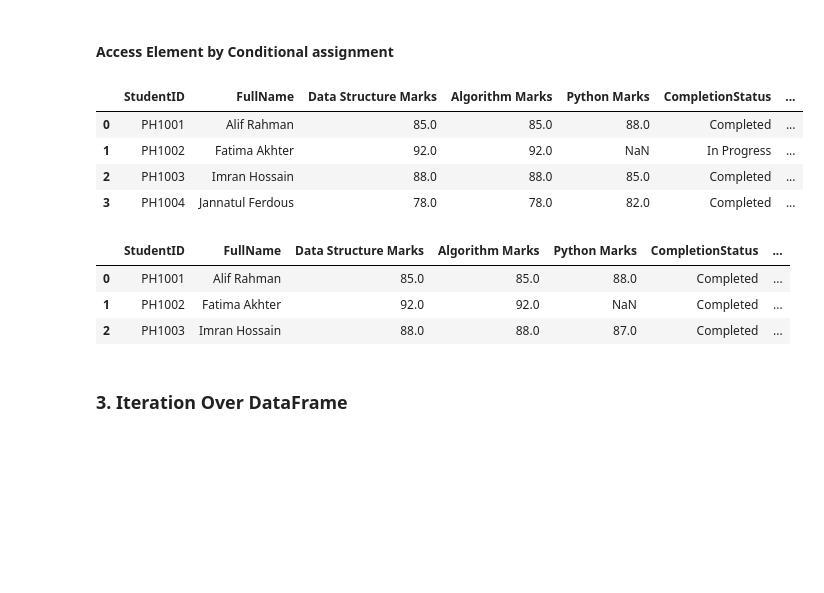
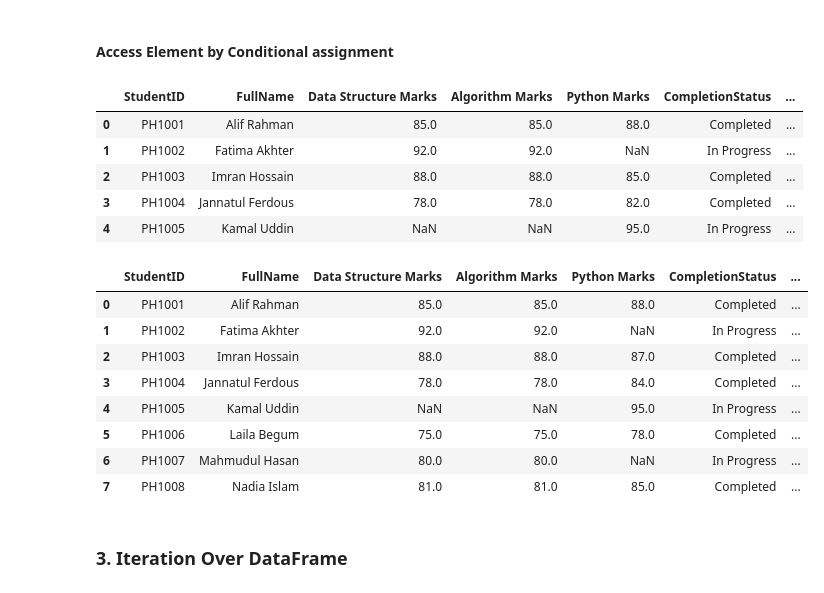
Before and after one commit to KzRaihan/Python_Statistics-Math-For-Machine-Learning, a Jupyter notebook: Module_12_Pandas with Data Analysis/_08_deleted_iteration_df.ipynb, the cells around one changed output. Cells and saved outputs as stored; diff of their text form; code cells hidden in the pictures; blank space fills up the shorter version.

```diff
--- a/Module_12_Pandas with Data Analysis/_08_deleted_iteration_df.ipynb
+++ b/Module_12_Pandas with Data Analysis/_08_deleted_iteration_df.ipynb
@@ -312,22 +312,47 @@ df
 # %% [markdown]
 #### Access Element by Conditional assignment
 # %%
-df.head(4)
+df.head(5)
 # %% [output]
 |  | StudentID | FullName | Data Structure Marks | Algorithm Marks | Python Marks | CompletionStatus | ... |
 | 0 | PH1001 | Alif Rahman | 85.0 | 85.0 | 88.0 | Completed | ... |
 | 1 | PH1002 | Fatima Akhter | 92.0 | 92.0 | NaN | In Progress | ... |
 | 2 | PH1003 | Imran Hossain | 88.0 | 88.0 | 85.0 | Completed | ... |
 | 3 | PH1004 | Jannatul Ferdous | 78.0 | 78.0 | 82.0 | Completed | ... |
+| 4 | PH1005 | Kamal Uddin | NaN | NaN | 95.0 | In Progress | ... |
 # %%
 df.loc[1:3, "Python Marks"] += 2
 # %%
-df.head(3)
+df.head(8)
+'''
+what happpen?
+-Stp_01:
+    (1,Python Marks) += 2
+    = NaN += 2
+    = NaN (NaN is not number)
+
+-Stp_02:
+    (2,Python Marks) += 2
+    = 85 += 2
+    = 87
+
+-Stp_02:
+    (3,Python Marks) += 2
+    = 82 += 2
+    = 84
+
+
+'''
 # %% [output]
 |  | StudentID | FullName | Data Structure Marks | Algorithm Marks | Python Marks | CompletionStatus | ... |
 | 0 | PH1001 | Alif Rahman | 85.0 | 85.0 | 88.0 | Completed | ... |
-| 1 | PH1002 | Fatima Akhter | 92.0 | 92.0 | NaN | Completed | ... |
+| 1 | PH1002 | Fatima Akhter | 92.0 | 92.0 | NaN | In Progress | ... |
 | 2 | PH1003 | Imran Hossain | 88.0 | 88.0 | 87.0 | Completed | ... |
+| 3 | PH1004 | Jannatul Ferdous | 78.0 | 78.0 | 84.0 | Completed | ... |
+| 4 | PH1005 | Kamal Uddin | NaN | NaN | 95.0 | In Progress | ... |
+| 5 | PH1006 | Laila Begum | 75.0 | 75.0 | 78.0 | Completed | ... |
+| 6 | PH1007 | Mahmudul Hasan | 80.0 | 80.0 | NaN | In Progress | ... |
+| 7 | PH1008 | Nadia Islam | 81.0 | 81.0 | 85.0 | Completed | ... |
 # %% [markdown]
 ### 3. Iteration Over DataFrame
 # %%
```
Also changed, not shown: parts of 10 cells of this notebook, 16 other files.
